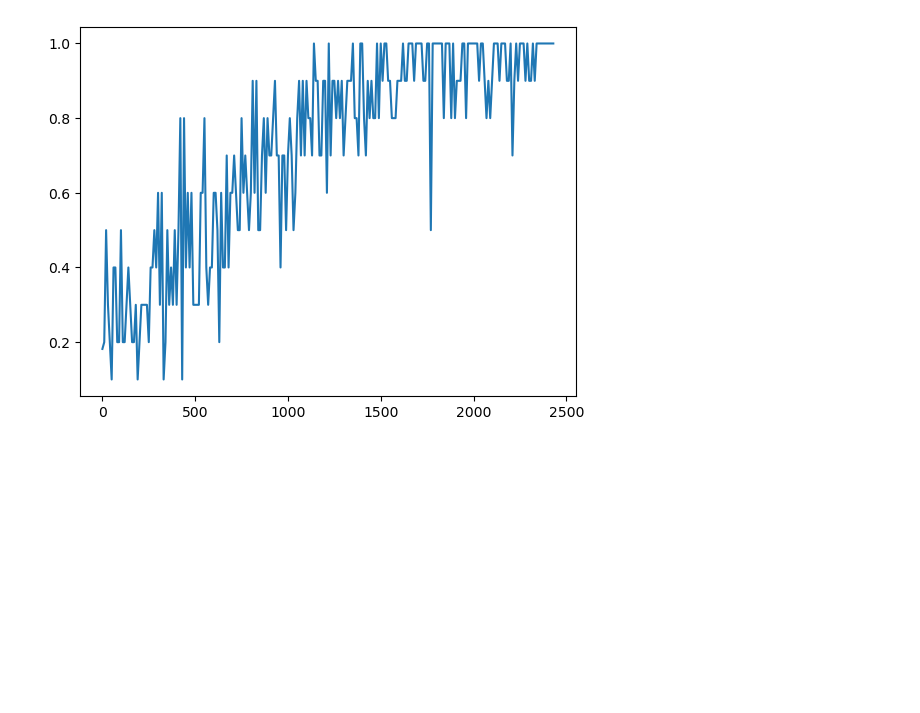
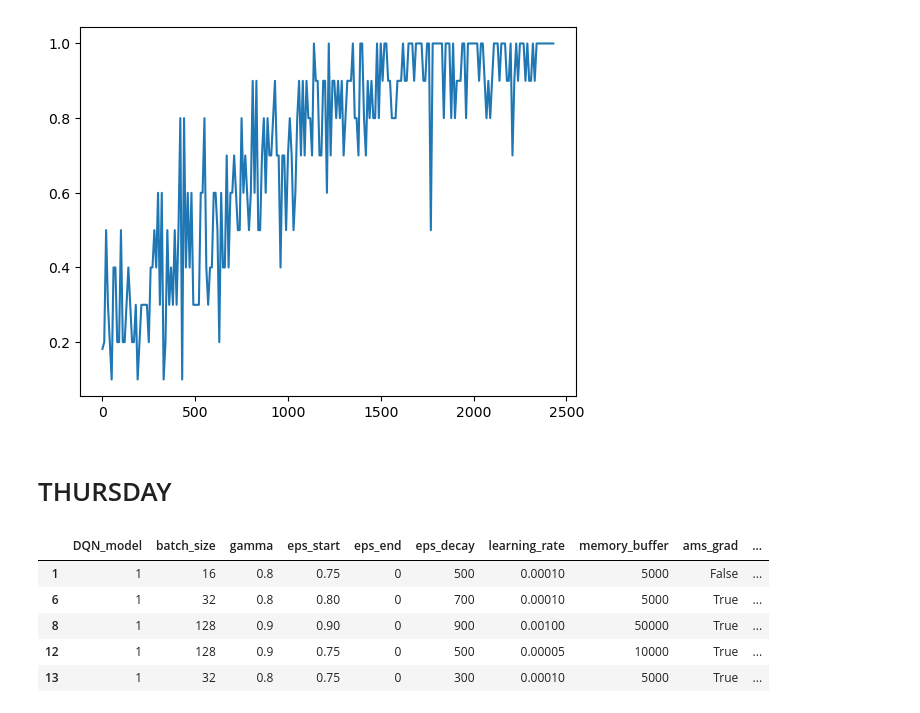
Before and after one commit to daniel-macrae/DRL-Assignment-2023, a Jupyter notebook: Grid Search Results.ipynb, the cells around one changed output. Saved outputs shown, nothing was run; the diff lists cells and outputs as text; code cells hidden in the pictures; blank space fills up the shorter version.

```diff
--- a/Grid Search Results.ipynb
+++ b/Grid Search Results.ipynb
@@ -209,3 +229,18 @@ plt.plot(x, shortest)
 # %% [output]
 [<matplotlib.lines.Line2D at 0x...>]
 [figure]
+# %% [markdown]
+# THURSDAY
+# %%
+df_thurs = pd.read_excel('Grid_Results/thursday_grid_0.xlsx')
+df_thurs['avgRewards'] = df_thurs['avgRewards'].apply(lambda x: ast.literal_eval(x))
+
+df_thurs.drop(df_thurs.filter(regex="Unname"), axis=1, inplace=True)
+df_thurs[~df_thurs['time_to_convergence'].isna()].head()
+# %% [output]
+|  | DQN_model | batch_size | gamma | eps_start | eps_end | eps_decay | learning_rate | memory_buffer | ams_grad | ... |
+| 1 | 1 | 16 | 0.8 | 0.75 | 0 | 500 | 0.00010 | 5000 | False | ... |
+| 6 | 1 | 32 | 0.8 | 0.80 | 0 | 700 | 0.00010 | 5000 | True | ... |
+| 8 | 1 | 128 | 0.9 | 0.90 | 0 | 900 | 0.00100 | 50000 | True | ... |
+| 12 | 1 | 128 | 0.9 | 0.75 | 0 | 500 | 0.00005 | 10000 | True | ... |
+| 13 | 1 | 32 | 0.8 | 0.75 | 0 | 300 | 0.00010 | 5000 | True | ... |
```
Also changed, not shown: parts of 2 cells of this notebook, 3 other files.
